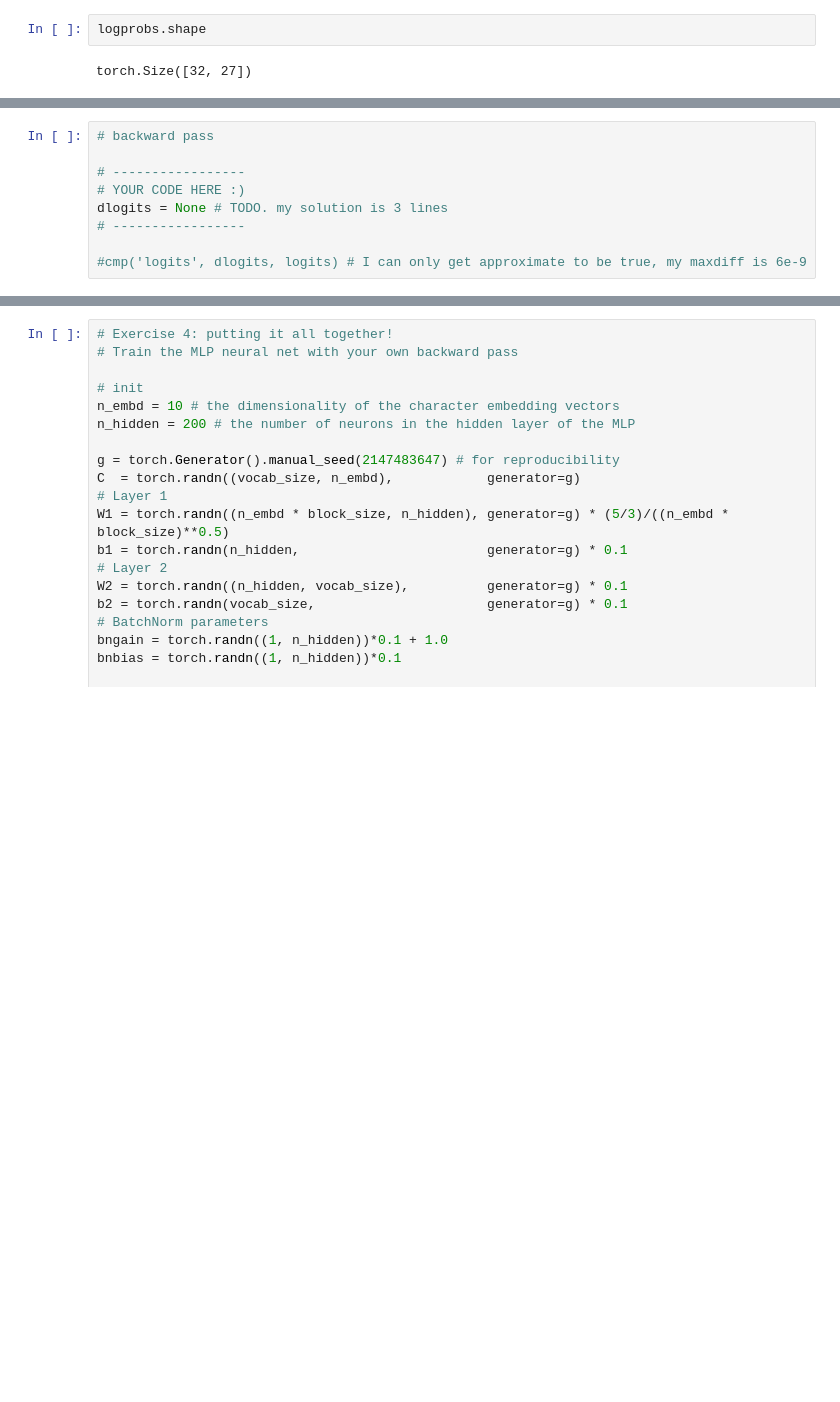
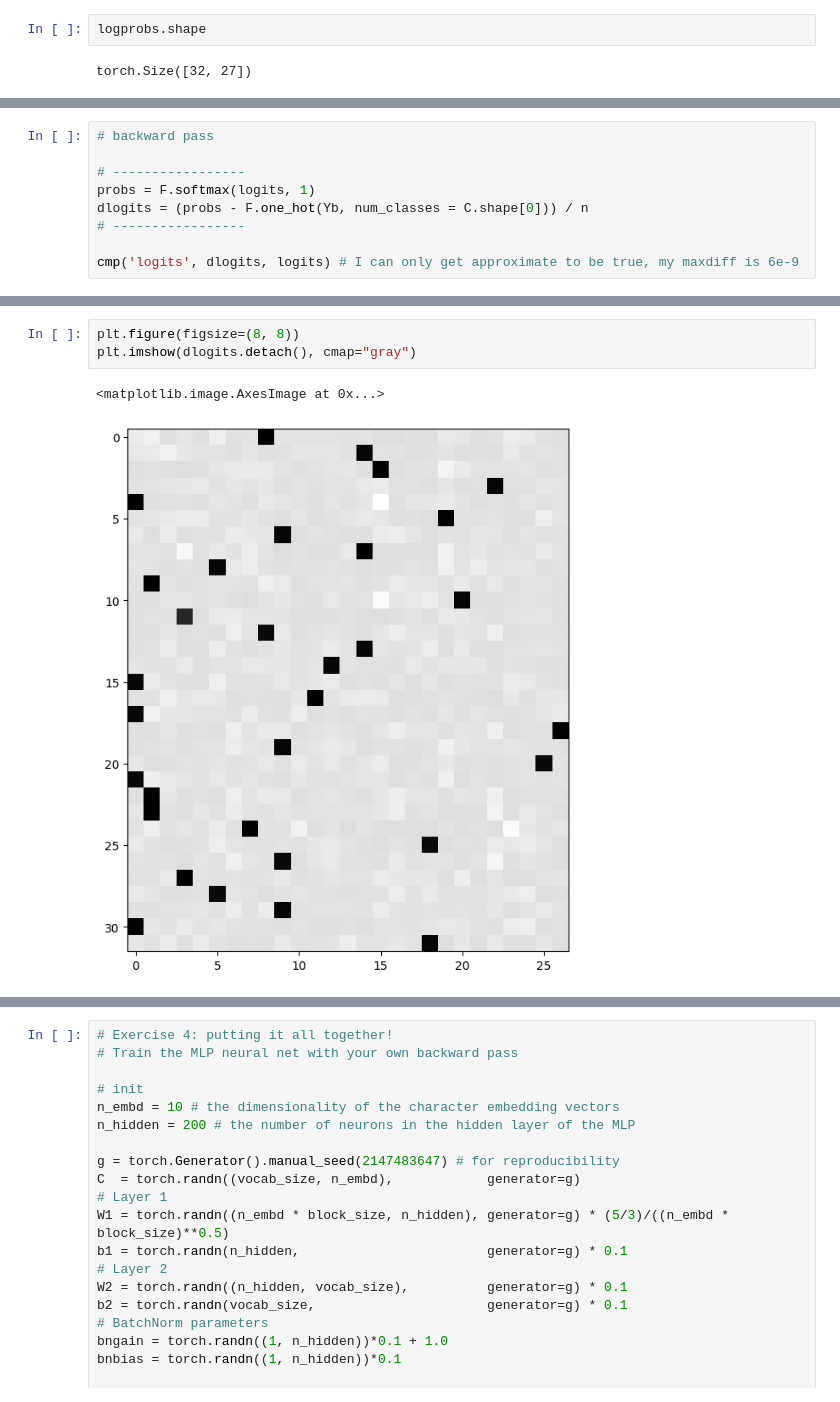
Before and after one commit to AishwaryaKalloli/andrejk, a Jupyter notebook: makemore4.ipynb, the cells around one changed output, grey strips where cells are left out. Drawn from its saved outputs; the diff is of its cells as text; blank space fills up the shorter version.

```diff
--- a/makemore4.ipynb
+++ b/makemore4.ipynb
@@ -264,8 +356,8 @@ print(loss_fast.item(), 'diff:', (loss_fast - loss).item())
 # backward pass
 
 # -----------------
-# YOUR CODE HERE :)
-dlogits = None # TODO. my solution is 3 lines
+probs = F.softmax(logits, 1)
+dlogits = (probs - F.one_hot(Yb, num_classes = C.shape[0])) / n
 # -----------------
 
-#cmp('logits', dlogits, logits) # I can only get approximate to be true, my maxdiff is 6e-9
+cmp('logits', dlogits, logits) # I can only get approximate to be true, my maxdiff is 6e-9
@@ -272,3 +373,9 @@ dlogits = None # TODO. my solution is 3 lines
+# %%
+plt.figure(figsize=(8, 8))
+plt.imshow(dlogits.detach(), cmap="gray")
+# %% [output]
+<matplotlib.image.AxesImage at 0x...>
+[figure, added]
 # %%
 # Exercise 3: backprop through batchnorm but all in one go
 # to complete this challenge look at the mathematical expression of the output of batchnorm,
```
Also changed, not shown: parts of 19 cells of this notebook.
